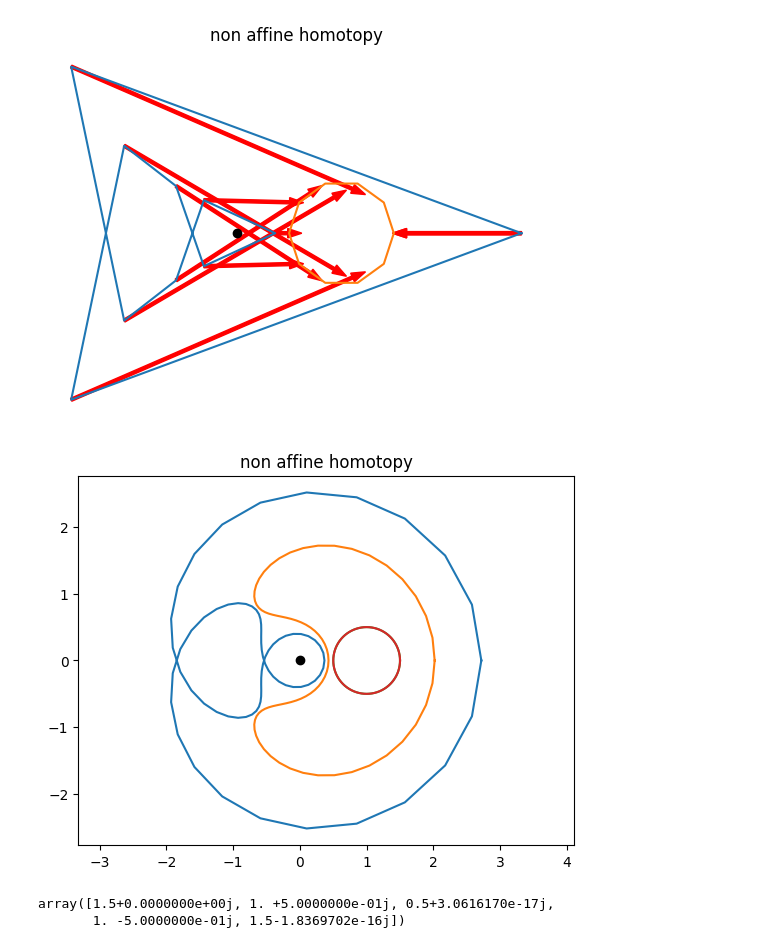
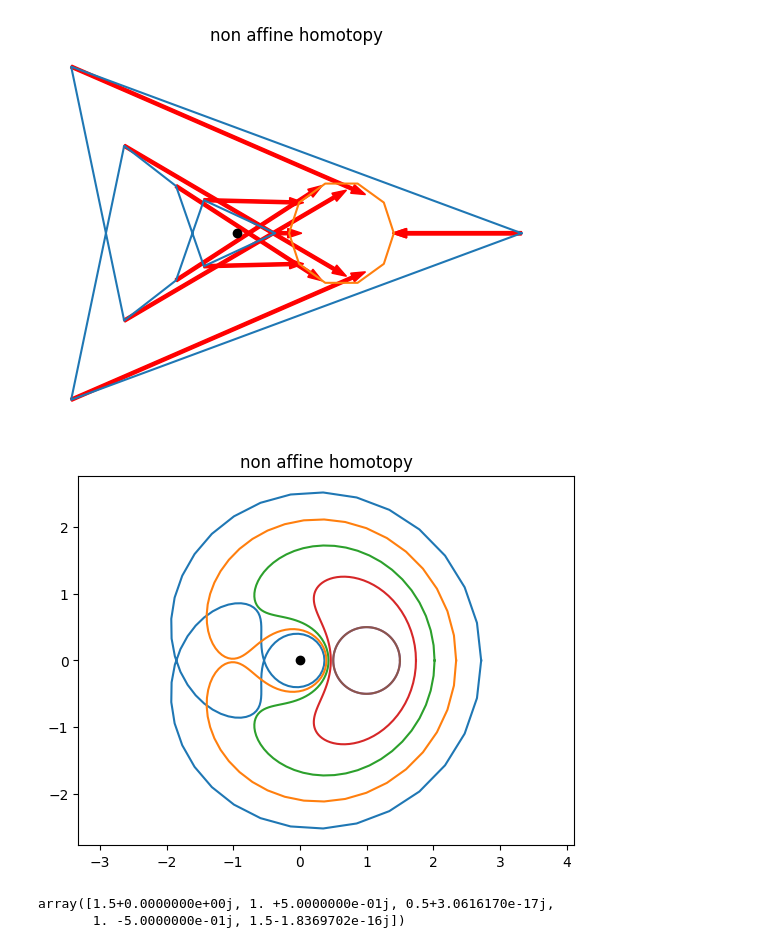
Before and after one commit to macbuse/ALG_TOP, a Jupyter notebook: homotopies.ipynb, the cells around one changed output. Saved outputs shown, nothing was run; the diff lists cells and outputs as text; code cells hidden in the pictures.

```diff
--- a/homotopies.ipynb
+++ b/homotopies.ipynb
@@ -138,29 +138,30 @@ plt.plot([0],[0],'ko');
 # %%
 plt.axis('equal')
 #plt.axis('off')
-plt.title('non affine homotopy')
+title = 'non affine homotopy'
+plt.title(title)
 
-T = np.linspace(0,2*np.pi,81)
+T = np.linspace(0,2*np.pi,121)
 Z = np.exp(1J*T)
 RC = 1 + .5*Z
 RL =  np.log(np.abs(RC)) + 1J*np.arctan2(RC.imag,RC.real)
 
 W = Z.real + 4J*Z.imag
 
-num_curves = 3
+num_curves = 5
 for t in np.linspace(0,1,num_curves):
     H = (1-t)*W + t*RL
     U = np.exp(H)
     plt.plot(U.real,U.imag);
 
 #plt.plot(Z.real,Z.imag,'k');
 
 plt.plot(RC.real, RC.imag)
 plt.plot([0],[0],'ko');
 
-#plt.savefig(f'homotopy_roulette_{num_curves}.png')
+plt.savefig(f"{title.replace(' ','_')}_{num_curves}.png")
 # %% [output]
-[figure, old version]
+[figure, new version]
 # %%
 T = np.linspace(0,2*np.pi,5)
 Z = np.exp(1J*T)
```
Also changed, not shown: 9 other files.
